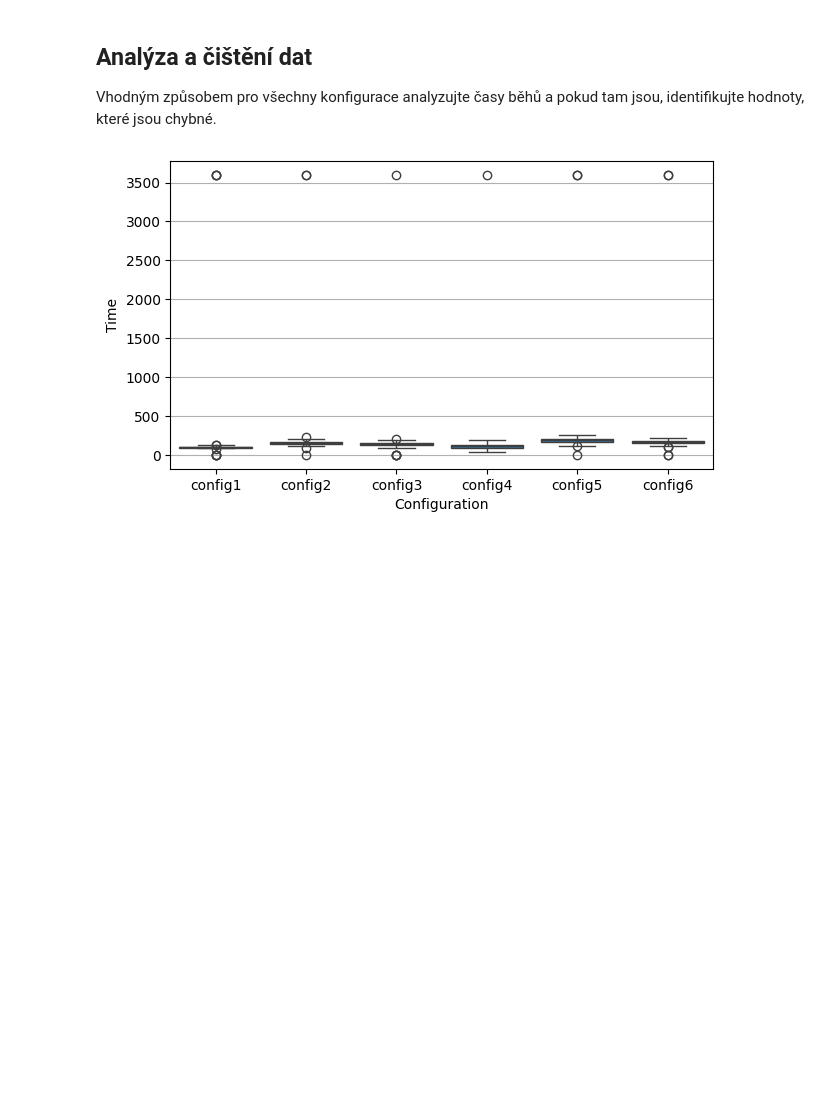
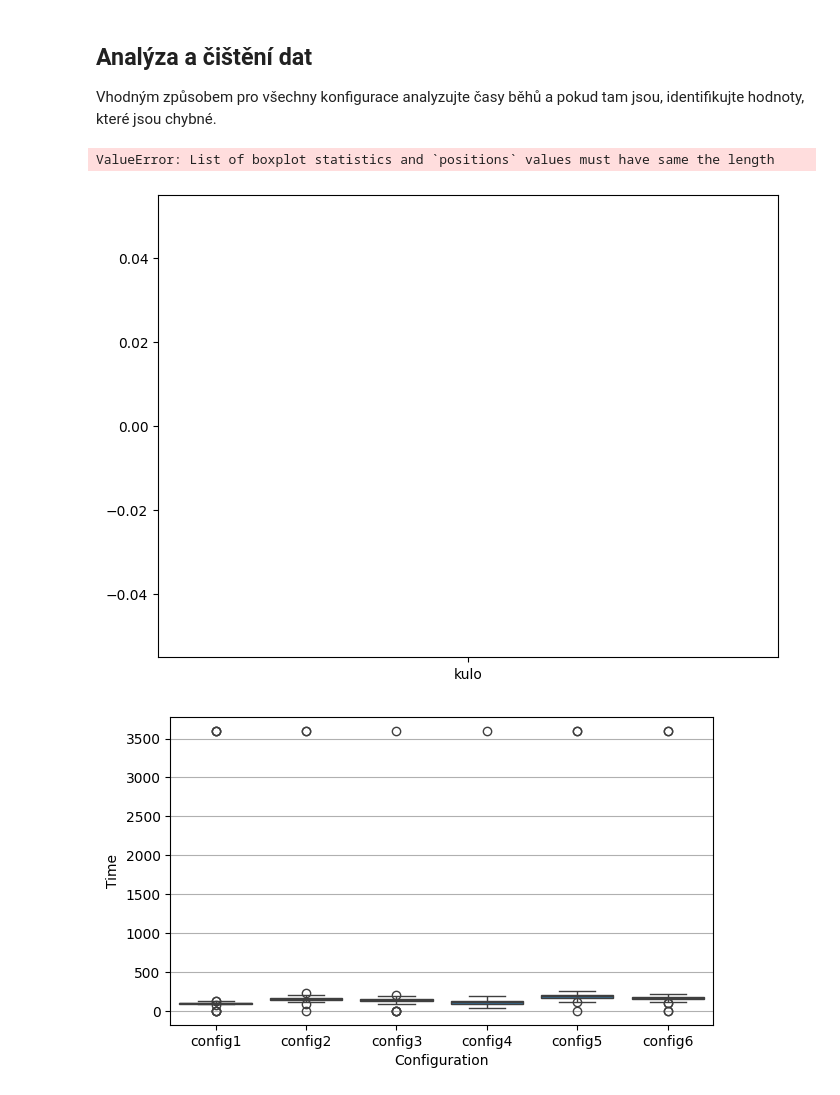
Before and after one commit to jakubKuznik/msp-vut-fit-project-1, a Jupyter notebook: proj1.ipynb, the cells around one changed output. Saved outputs shown, nothing was run; the diff lists cells and outputs as text; code cells hidden in the pictures; blank space fills up the shorter version.

```diff
--- a/proj1.ipynb
+++ b/proj1.ipynb
@@ -95,6 +95,23 @@ df
 # %% [markdown]
 ## Analýza a čištění dat
 Vhodným způsobem pro všechny konfigurace analyzujte časy běhů a pokud tam jsou, identifikujte hodnoty, které jsou chybné.
+# %%
+df = pd.DataFrame(data)
+
+# I
+plt.figure(figsize=(8,6))
+
+# Get name of all configs
+# [config1, config2, ... ]
+unique_configs = df['conf'].unique()
+
+sns.boxplot(x='conf', y='time', data=df)
+
+#df
+plt.show()
+# %% [output]
+ValueError: List of boxplot statistics and `positions` values must have same the length
+[figure, added]
 # %%
 df = pd.DataFrame(data)
 
```
Also changed, not shown: parts of 5 cells of this notebook.
